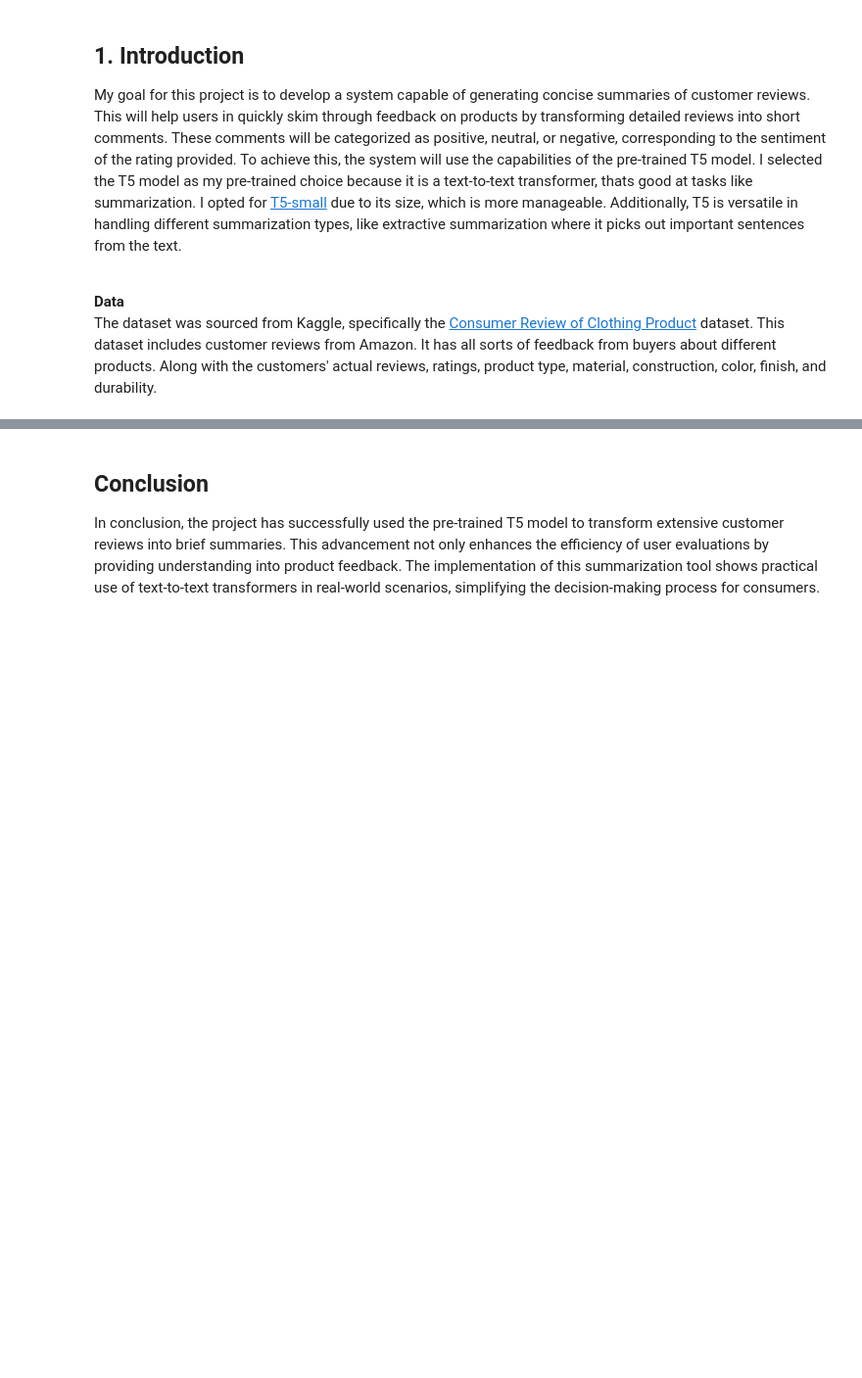
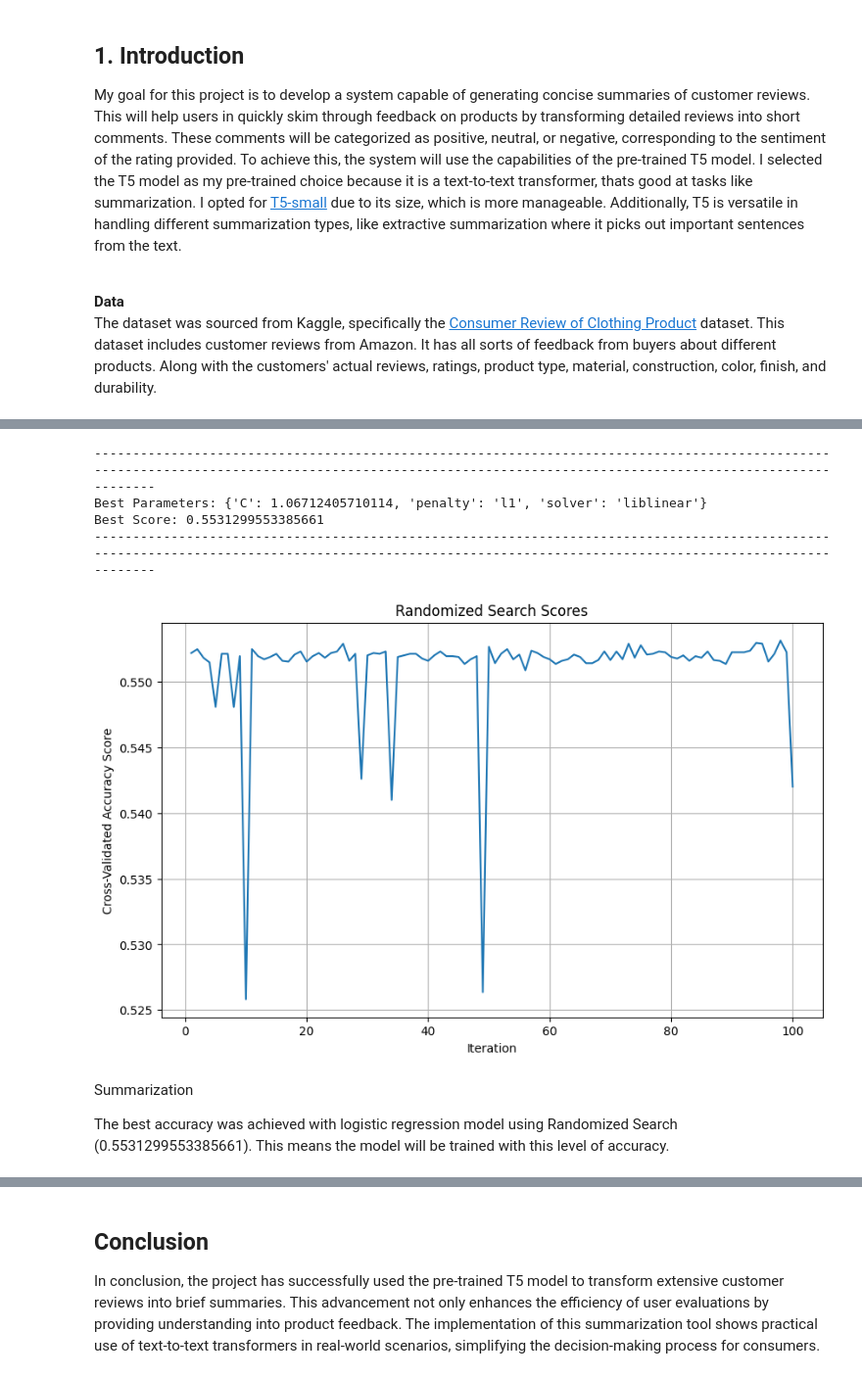
Before and after one commit to Ariamestra/ConsumerReviews, a Jupyter notebook: project_part3.ipynb, the cells around one changed output, grey strips where cells are left out. Shown at 98% size. Saved outputs shown, nothing was run; the diff lists cells and outputs as text; code cells hidden in the pictures; blank space fills up the shorter version.

```diff
--- a/project_part3.ipynb
+++ b/project_part3.ipynb
@@ -604,0 +405,42 @@ Summarized Review Word Count: 29
+# %%
+# ------------------------------- Model Evaluation -------------------------------
+
+param_dist = {
+    'C': uniform(loc=0, scale=4),  # Range [0,4]
+    'penalty': ['l2', 'l1'],
+    'solver': ['liblinear']
+}
+
+# ------------------------------- Model Tuning -------------------------------
+
+random_search = RandomizedSearchCV(estimator=lr, param_distributions=param_dist, n_iter=100, cv=5, random_state=42)
+random_search.fit(X_train_tfidf, y_train)
+
+# Get best
+best_params_random = random_search.best_params_
+best_score_random = random_search.best_score_
+
+print('-' * 200)
+print(f"Best Parameters: {best_params_random}")
+print(f"Best Score: {best_score_random}") # accuracy
+print('-' * 200)
+
+scores = random_search.cv_results_['mean_test_score']
+
+plt.figure(figsize=(10, 6))
+plt.plot(range(1, len(scores) + 1), scores)
+plt.title('Randomized Search Scores')
+plt.xlabel('Iteration')
+plt.ylabel('Cross-Validated Accuracy Score')
+plt.grid(True)
+plt.show()
+# %% [output]
+--------------------------------------------------------------------------------------------------------------------------------------------------------------------------------------------------------
+Best Parameters: {'C': 1.06712405710114, 'penalty': 'l1', 'solver': 'liblinear'}
+Best Score: 0.5531299553385661
+--------------------------------------------------------------------------------------------------------------------------------------------------------------------------------------------------------
+[figure, added]
+# %% [markdown]
+Summarization
+
+The best accuracy was achieved with logistic regression model using Randomized Search (0.5531299553385661). This means the model will be trained with this level of accuracy.
```
Also changed, not shown: parts of 33 cells of this notebook.
